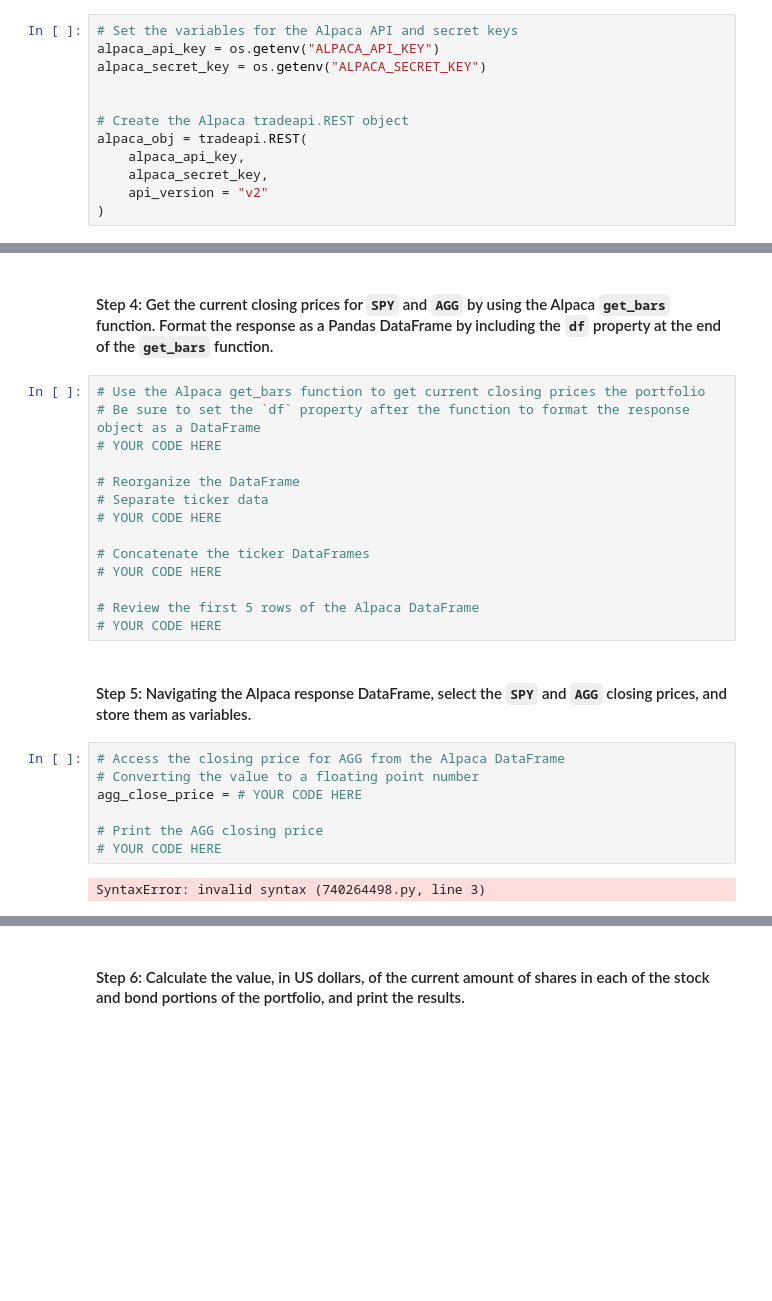
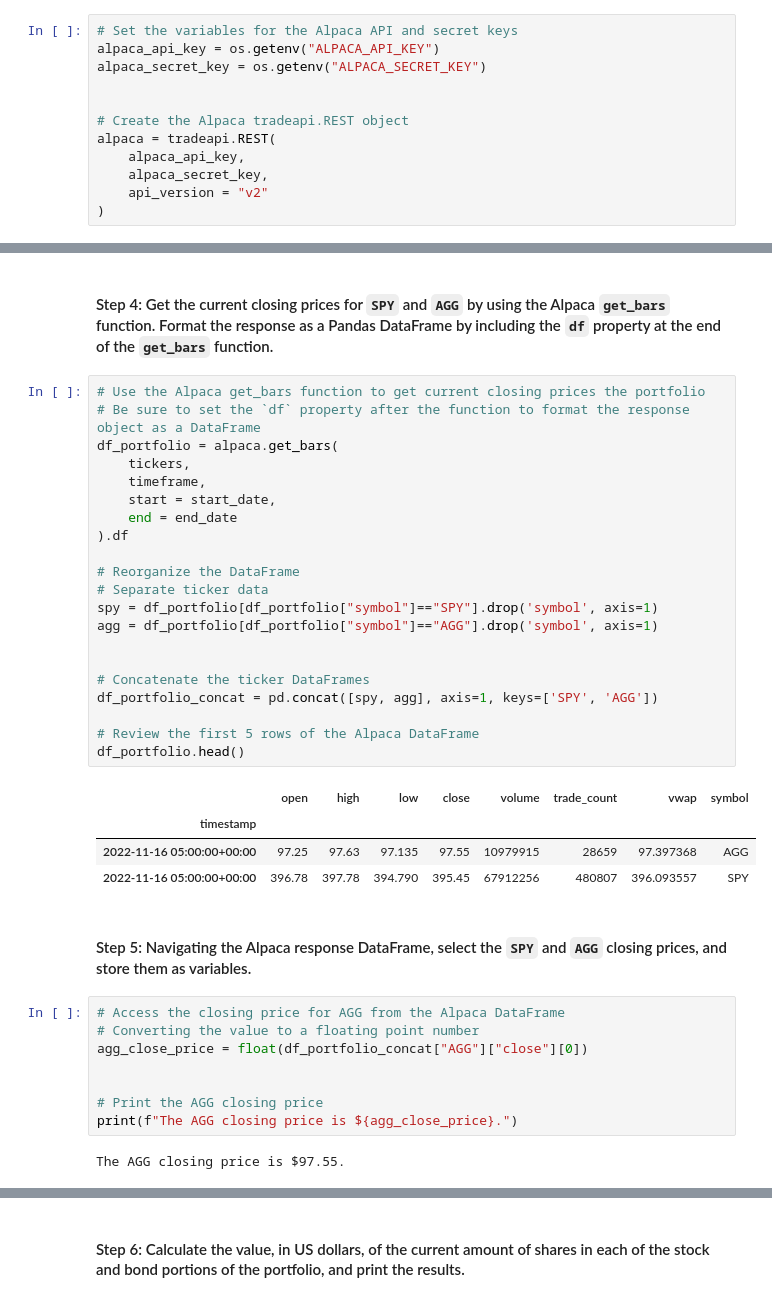
Before and after one commit to kheller18/financial-planning-monte-carlo, a Jupyter notebook: financial_planning_tools.ipynb, the cells around one changed output, grey strips where cells are left out. Drawn from its saved outputs; the diff is of its cells as text; blank space fills up the shorter version.

Commit message:
AGG and SPY analysis for closing prices analyzed

```diff
--- a/financial_planning_tools.ipynb
+++ b/financial_planning_tools.ipynb
@@ -192,7 +192,7 @@ alpaca_secret_key = os.getenv("ALPACA_SECRET_KEY")
 
 
 # Create the Alpaca tradeapi.REST object
-alpaca_obj = tradeapi.REST(
+alpaca = tradeapi.REST(
     alpaca_api_key,
     alpaca_secret_key,
     api_version = "v2"
@@ -225,28 +223,41 @@ end_date=pd.Timestamp("2022-11-16",tz="America/New_York").isoformat()
 # %%
 # Use the Alpaca get_bars function to get current closing prices the portfolio
 # Be sure to set the `df` property after the function to format the response object as a DataFrame
-# YOUR CODE HERE
+df_portfolio = alpaca.get_bars(
+    tickers,
+    timeframe,
+    start = start_date,
+    end = end_date
+).df
 
 # Reorganize the DataFrame
 # Separate ticker data
-# YOUR CODE HERE
+spy = df_portfolio[df_portfolio["symbol"]=="SPY"].drop('symbol', axis=1)
+agg = df_portfolio[df_portfolio["symbol"]=="AGG"].drop('symbol', axis=1)
+
 
 # Concatenate the ticker DataFrames
-# YOUR CODE HERE
+df_portfolio_concat = pd.concat([spy, agg], axis=1, keys=['SPY', 'AGG'])
 
 # Review the first 5 rows of the Alpaca DataFrame
-# YOUR CODE HERE
+df_portfolio.head()
+# %% [output]
+|  | open | high | low | close | volume | trade_count | vwap | symbol |
+| timestamp |  |  |  |  |  |  |  |  |
+| 2022-11-16 05:00:00+00:00 | 97.25 | 97.63 | 97.135 | 97.55 | 10979915 | 28659 | 97.397368 | AGG |
+| 2022-11-16 05:00:00+00:00 | 396.78 | 397.78 | 394.790 | 395.45 | 67912256 | 480807 | 396.093557 | SPY |
 # %% [markdown]
 #### Step 5: Navigating the Alpaca response DataFrame, select the `SPY` and `AGG` closing prices, and store them as variables.
 # %%
 # Access the closing price for AGG from the Alpaca DataFrame
 # Converting the value to a floating point number
-agg_close_price = # YOUR CODE HERE
+agg_close_price = float(df_portfolio_concat["AGG"]["close"][0])
+
 
 # Print the AGG closing price
-# YOUR CODE HERE
+print(f"The AGG closing price is ${agg_close_price}.")
 # %% [output]
-SyntaxError: invalid syntax (740264498.py, line 3)
+The AGG closing price is $97.55.
 # %%
 # Access the closing price for SPY from the Alpaca DataFrame
 # Converting the value to a floating point number
```
Also changed, not shown: parts of 9 cells of this notebook.
